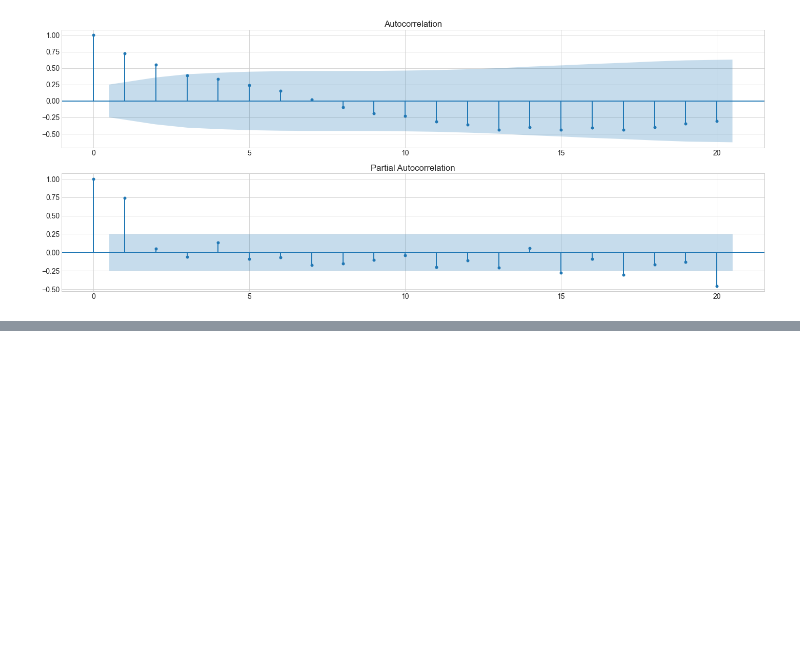
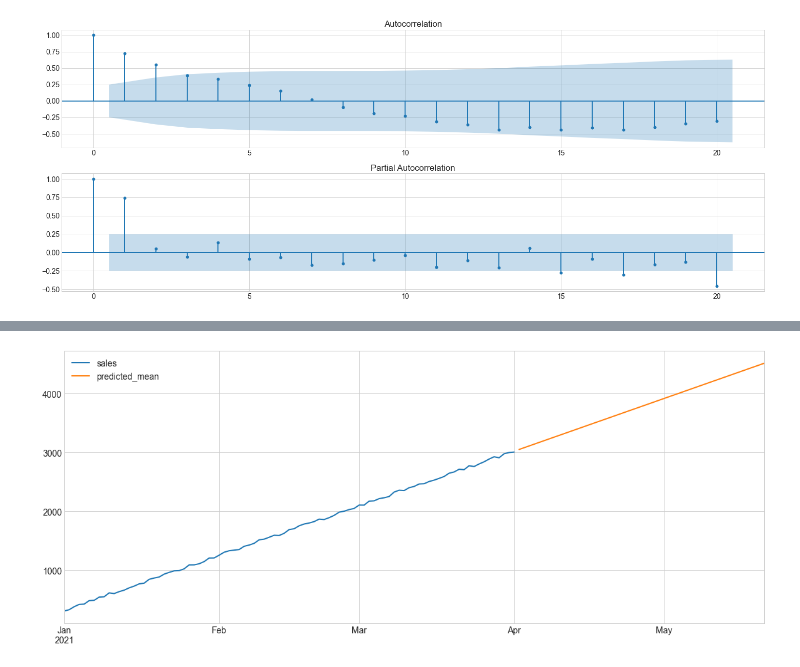
Before and after one commit to jianructose/treasurehunt, a Jupyter notebook: timesir_/ARIMA fcast.ipynb, the cells around one changed output, grey strips where cells are left out. Saved outputs shown, nothing was run; the diff lists cells and outputs as text; code cells hidden in the pictures; blank space fills up the shorter version.

```diff
--- a/timesir_/ARIMA fcast.ipynb
+++ b/timesir_/ARIMA fcast.ipynb
@@ -175,0 +199,11 @@ plot_pacf(data.iloc[:, 0], lags=15).show()
+# %%
+from statsmodels.tsa.arima.model import ARIMA
+
+
+model_arima = ARIMA(data["sales"], order=(1, 1, 2)).fit()
+fcast = model_arima.forecast(50)
+df_pred = pd.concat((data.sales, fcast), axis=1)
+df_pred.plot.line()
+df_pred;
+# %% [output]
+[figure, added]
```
Also changed, not shown: parts of 11 cells of this notebook, 1 other file.
